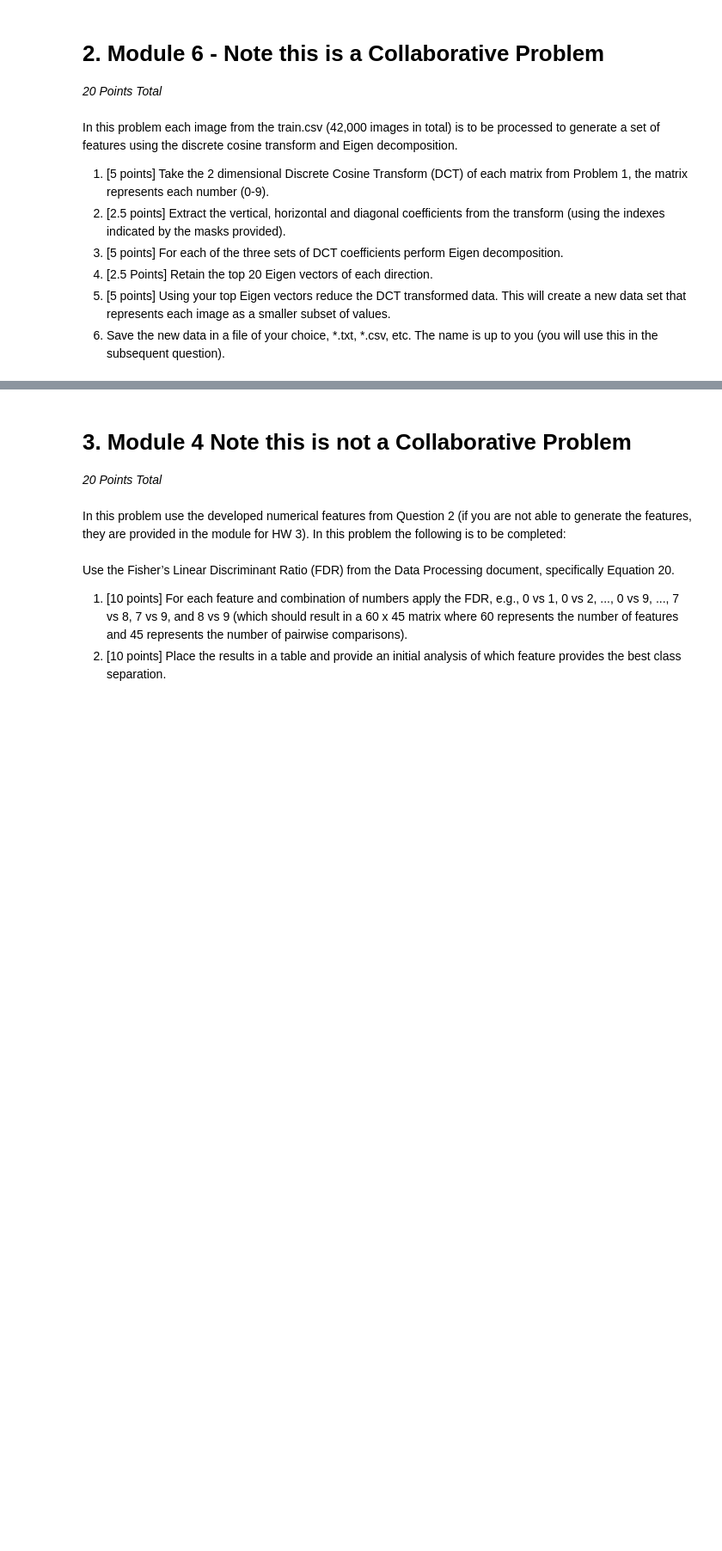
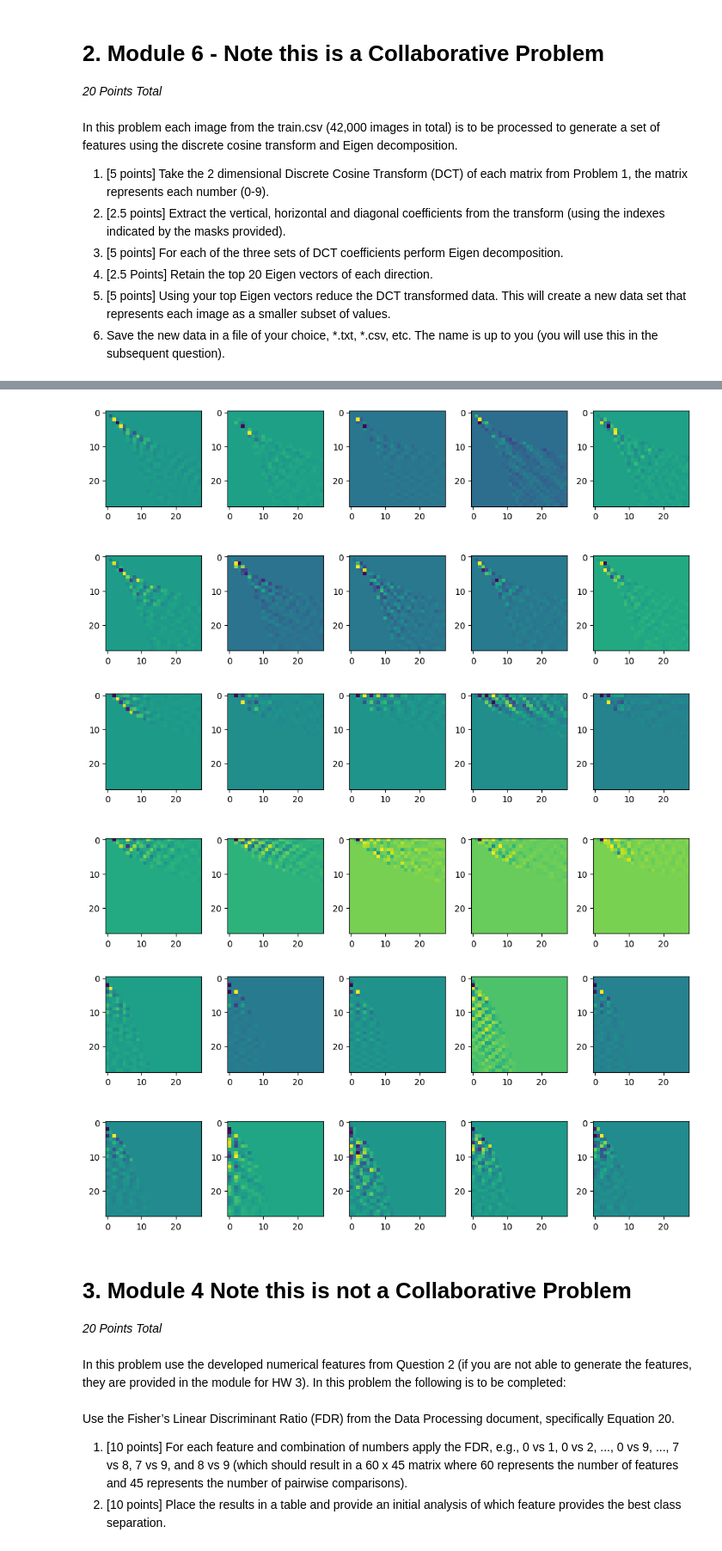
Before and after one commit to zhatz111/Data-Science-Masters, a Jupyter notebook: Algorithms for Data Science/Module 8/HW Assignment 3/HW3.ipynb, the cells around one changed output, grey strips where cells are left out. Shown: that part at 86% size. Saved outputs shown, nothing was run; the diff lists cells and outputs as text; code cells hidden in the pictures; blank space fills up the shorter version.

```diff
--- a/Algorithms for Data Science/Module 8/HW Assignment 3/HW3.ipynb
+++ b/Algorithms for Data Science/Module 8/HW Assignment 3/HW3.ipynb
@@ -71,0 +236,34 @@ a new data set that represents each image as a smaller subset of values.
+# %%
+## Type code here for part 2 ##
+
+diag_array = dct_array.copy()
+vert_array = dct_array.copy()
+hori_array = dct_array.copy()
+
+def mask_data(row, mask):
+    masked = row.values.reshape(28,28) * mask
+    return masked.reshape(1,-1)
+
+for count, row in enumerate(dct_array):
+    diag_array[count, :] = (row.reshape(28,28) * diagMask).reshape(1,-1)
+    vert_array[count, :] = (row.reshape(28,28) * vertMask).reshape(1,-1)
+    hori_array[count, :] = (row.reshape(28,28) * horizMask).reshape(1,-1)
+
+f, ax = plt.subplots(ncols=5, nrows=2, figsize=(10,5))
+for count, axes in enumerate(ax.flatten()):
+    axes.imshow(diag_array[count,:].reshape(28,28))
+plt.tight_layout()
+
+f2, ax2 = plt.subplots(ncols=5, nrows=2, figsize=(10,5))
+for count, axes in enumerate(ax2.flatten()):
+    axes.imshow(vert_array[count,:].reshape(28,28))
+plt.tight_layout()
+
+f3, ax3 = plt.subplots(ncols=5, nrows=2, figsize=(10,5))
+for count, axes in enumerate(ax3.flatten()):
+    axes.imshow(hori_array[count,:].reshape(28,28))
+plt.tight_layout()
+# %% [output]
+[figure, added]
+[figure, added]
+[figure, added]
```
Also changed, not shown: parts of 30 cells of this notebook, 8 other files.
